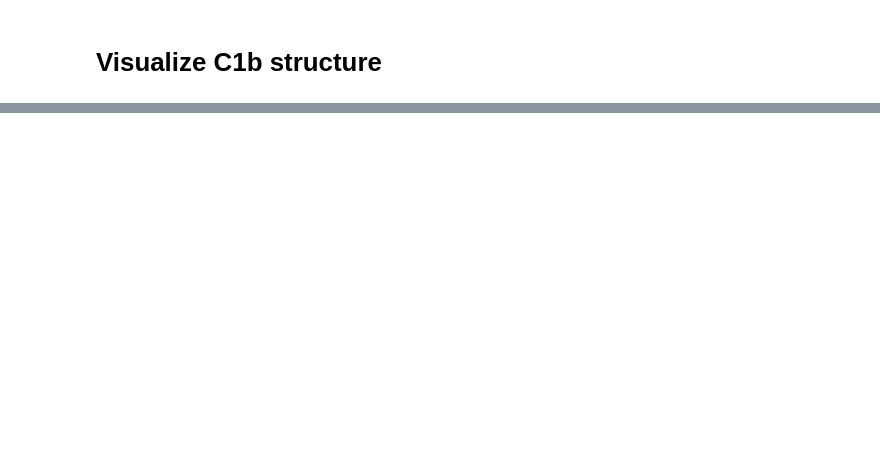
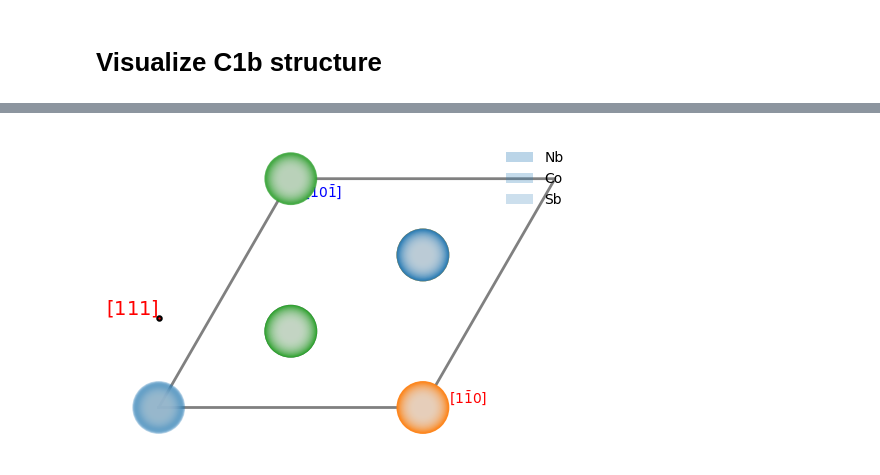
Before and after one commit to ymzhang0/aiida-dislocation, a Jupyter notebook: src/aiida_dislocation/examples/test_cut.ipynb, the cells around one changed output, grey strips where cells are left out. Cells and saved outputs as stored; diff of their text form; code cells hidden in the pictures; blank space fills up the shorter version.

```diff
--- a/src/aiida_dislocation/examples/test_cut.ipynb
+++ b/src/aiida_dislocation/examples/test_cut.ipynb
@@ -249,0 +221,86 @@ plt.show()
+# %%
+ase_atom = read('./structures/cif/mpds-S1612207-NbCoSb-216-C1b.cif', format='cif')
+print(ase_atom.symbols)
+print(ase_atom.get_scaled_positions())
+
+
+slipping_systems = {
+    '100': {
+        'cut_plane': [1, 1, -1],
+        'a': [1, -1, 0],
+        'b': [0, 0, 1],
+        },
+    '110': {
+        'cut_plane': [1, 0, 0],
+        'a': [0, 1, -1],
+        'b': [-1, 1, 1]
+        },
+    '111': {
+        'cut_plane': [1, 1, 1],
+        'a': [1, -1, 0],
+        'b': [1, 0, -1],
+        },
+    }
+
+unit_rep_inv = np.array([
+    [-1, 1, 1],
+    [1, -1, 1],
+    [1, 1, -1],
+])/2
+
+unit_rep = np.array([
+    [0,  1, 1],
+    [1,  0, 1],
+    [1,  1, 0],
+])
+
+cell_matrix = ase_atom.cell.cellpar()[0] * unit_rep
+
+species      = ["Nb", "Co", "Sb"]    # 举例
+frac_coords  = [
+    [0.0, 0.0, 0.0],
+    [0.75, 0.75, 0.75],
+    [0.5, 0.5, 0.5],
+]
+
+
+old_lattice = Lattice(cell_matrix)
+old_struct  = Structure(old_lattice, species, frac_coords)
+
+# for normal_direction, slipping_system in slipping_systems.items():
+# print(normal_direction)
+slipping_system = slipping_systems['111']
+M = numpy.array(
+    [
+        slipping_system['cut_plane'],
+        slipping_system['a'],
+        slipping_system['b']
+    ],
+    dtype=int
+    )
+dst = SupercellTransformation(M)
+struct = dst.apply_transformation(old_struct)
+print(struct)
+
+fig, ax = plt.subplots(figsize=(6,6))
+
+plot_all_layers_element_colored(struct, fig, ax, slipping_system['a'], slipping_system['b'])
+
+# 2) 只标一个点
+ax.scatter(0, 2,
+           s=10,               # 点大小
+           c='red',             # 颜色
+           marker='o',          # 圆点
+           edgecolors='k',      # 黑色边缘
+           linewidth=1.5,
+           zorder=10)
+
+# 3) 可选：加个文本标签
+ax.text(0, 2, list_to_tex(slipping_system['cut_plane']),
+        color='red',
+        fontsize=14,
+        va='bottom', ha='right')
+
+# plt.tight_layout()
+plt.show()
+# %% [output]
@@ -249,0 +324 @@ plt.show()
+[figure, added]
```
Also changed, not shown: parts of 11 cells of this notebook, 14 other files.
